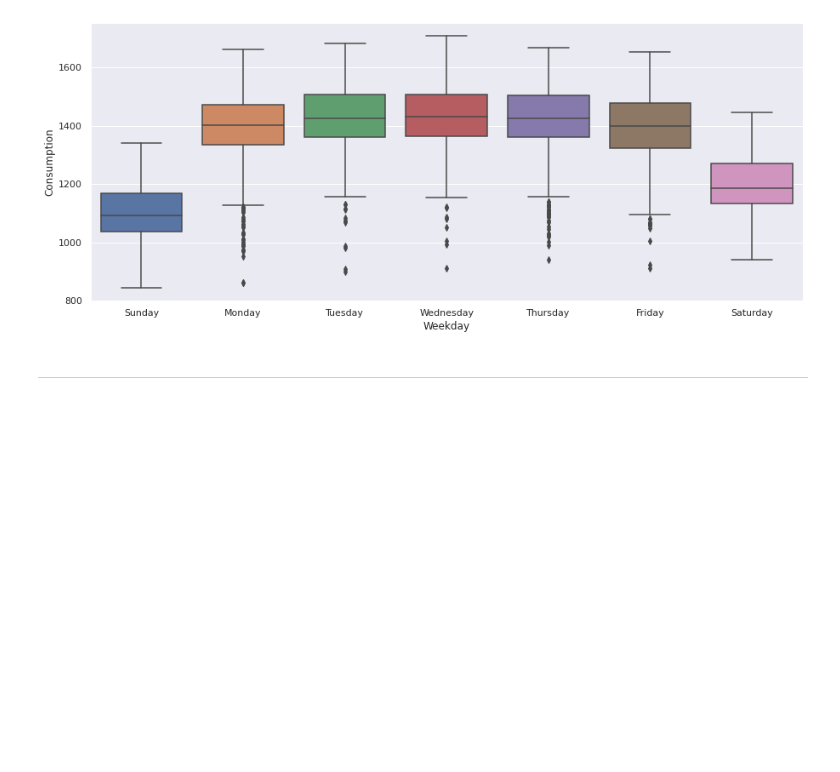
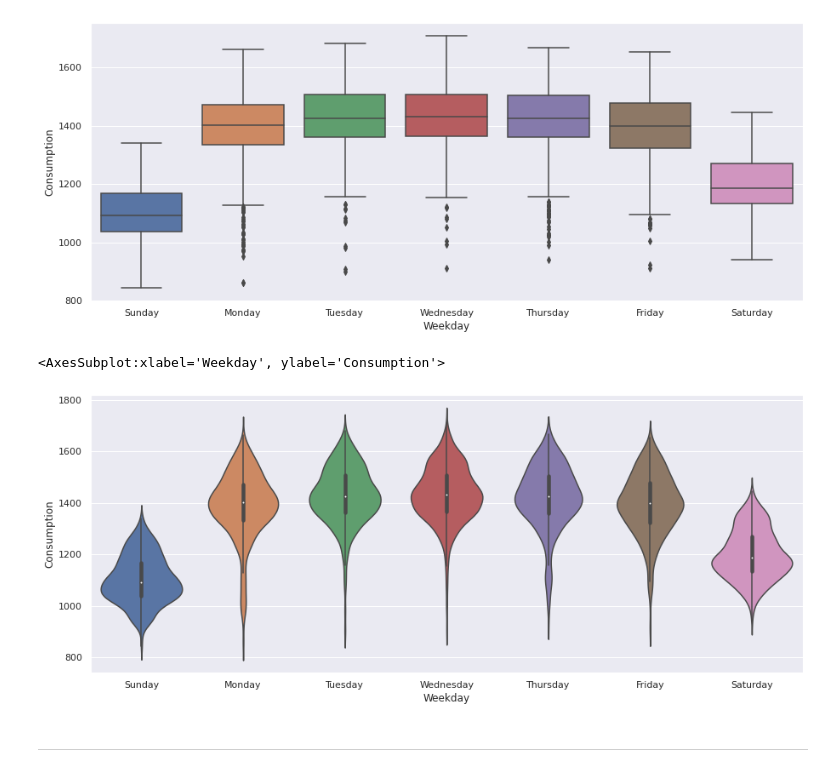
Before and after one commit to fbagattini/Lezioni, a Jupyter notebook: eng/Solutions.ipynb, the cells around one changed output. Saved outputs shown, nothing was run; the diff lists cells and outputs as text; code cells hidden in the pictures; blank space fills up the shorter version.

```diff
--- a/eng/Solutions.ipynb
+++ b/eng/Solutions.ipynb
@@ -185,6 +185,14 @@ sns.boxplot(x='Weekday',
 # %% [output]
 <AxesSubplot:xlabel='Weekday', ylabel='Consumption'>
 [figure]
+# %%
+plt.figure(figsize=(15, 6))
+sns.violinplot(x='Weekday',
+               y='Consumption',
+               data=df)
+# %% [output]
+<AxesSubplot:xlabel='Weekday', ylabel='Consumption'>
+[figure, added]
 # %% [markdown]
 ---
 # %% [markdown]
```
Also changed, not shown: parts of 7 cells of this notebook, 2 other files.
